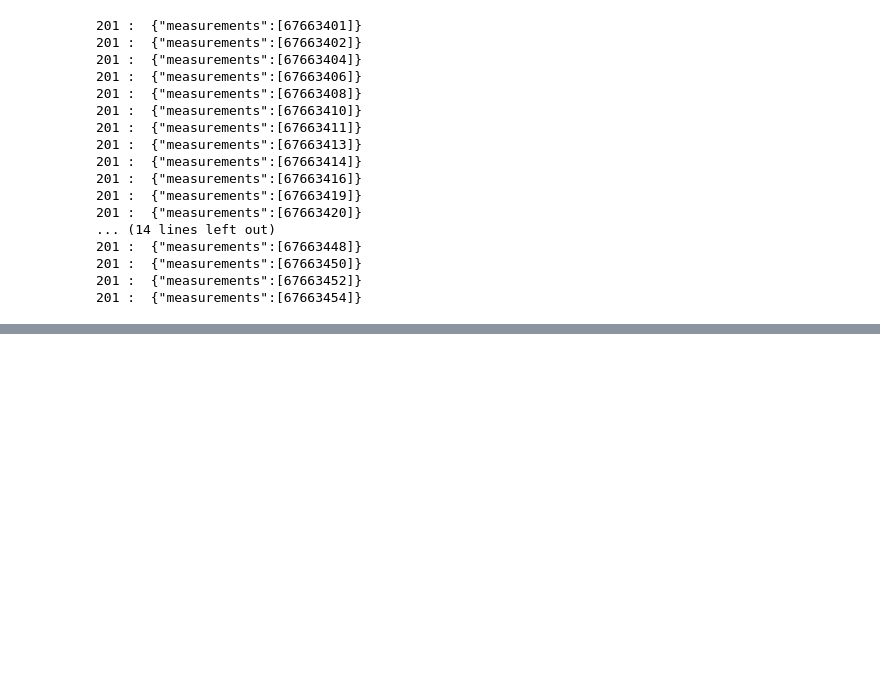
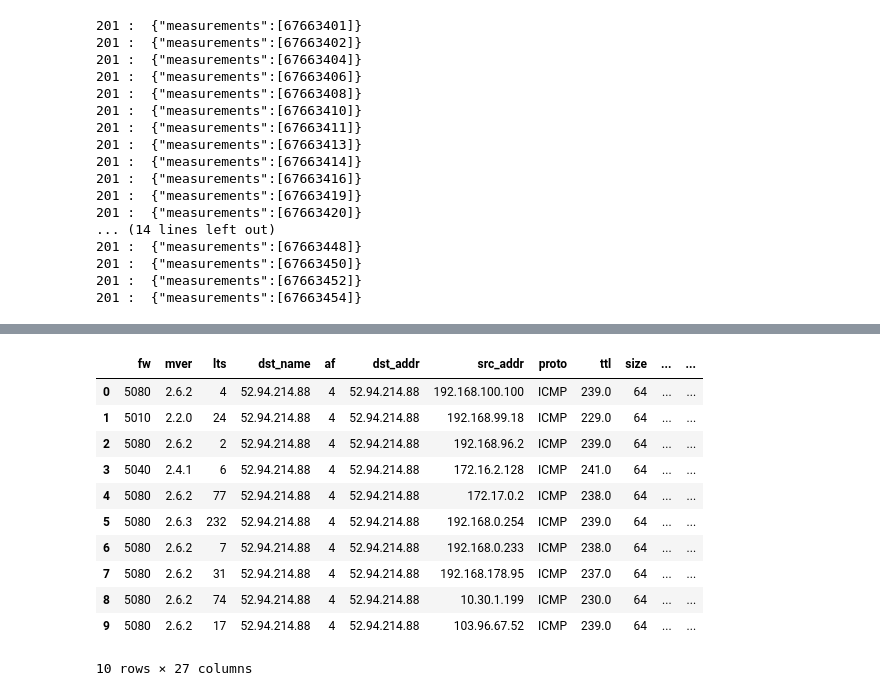
Before and after one commit to mpraski/cmb2023-assignment-3, a Jupyter notebook: assignment_three.ipynb, the cells around one changed output, grey strips where cells are left out. Drawn from its saved outputs; the diff is of its cells as text; code cells hidden in the pictures; blank space fills up the shorter version.

```diff
--- a/assignment_three.ipynb
+++ b/assignment_three.ipynb
@@ -457,0 +563,18 @@ traceroute_measurements = create_traceroute_measurements(all_filtered_probes, df
+# %%
+ping_results = ping_results[ping_results['result'].apply(lambda x: len([y for y in x if 'rtt' in y])) > 0]
+ping_results['average_rtt'] = ping_results['result'].apply(lambda x : mean([y['rtt'] for y in x if 'rtt' in y]))
+# %%
+ping_results.head(10)
+# %% [output]
+|  | fw | mver | lts | dst_name | af | dst_addr | src_addr | proto | ttl | size | ... | ... |
+| 0 | 5080 | 2.6.2 | 4 | 52.94.214.88 | 4 | 52.94.214.88 | 192.168.100.100 | ICMP | 239.0 | 64 | ... | ... |
+| 1 | 5010 | 2.2.0 | 24 | 52.94.214.88 | 4 | 52.94.214.88 | 192.168.99.18 | ICMP | 229.0 | 64 | ... | ... |
+| 2 | 5080 | 2.6.2 | 2 | 52.94.214.88 | 4 | 52.94.214.88 | 192.168.96.2 | ICMP | 239.0 | 64 | ... | ... |
+| 3 | 5040 | 2.4.1 | 6 | 52.94.214.88 | 4 | 52.94.214.88 | 172.16.2.128 | ICMP | 241.0 | 64 | ... | ... |
+| 4 | 5080 | 2.6.2 | 77 | 52.94.214.88 | 4 | 52.94.214.88 | 172.17.0.2 | ICMP | 238.0 | 64 | ... | ... |
+| 5 | 5080 | 2.6.3 | 232 | 52.94.214.88 | 4 | 52.94.214.88 | 192.168.0.254 | ICMP | 239.0 | 64 | ... | ... |
+| 6 | 5080 | 2.6.2 | 7 | 52.94.214.88 | 4 | 52.94.214.88 | 192.168.0.233 | ICMP | 238.0 | 64 | ... | ... |
+| 7 | 5080 | 2.6.2 | 31 | 52.94.214.88 | 4 | 52.94.214.88 | 192.168.178.95 | ICMP | 237.0 | 64 | ... | ... |
+| 8 | 5080 | 2.6.2 | 74 | 52.94.214.88 | 4 | 52.94.214.88 | 10.30.1.199 | ICMP | 230.0 | 64 | ... | ... |
+| 9 | 5080 | 2.6.2 | 17 | 52.94.214.88 | 4 | 52.94.214.88 | 103.96.67.52 | ICMP | 239.0 | 64 | ... | ... |
+10 rows × 27 columns
```
Also changed, not shown: parts of 12 cells of this notebook, 1 other file.
